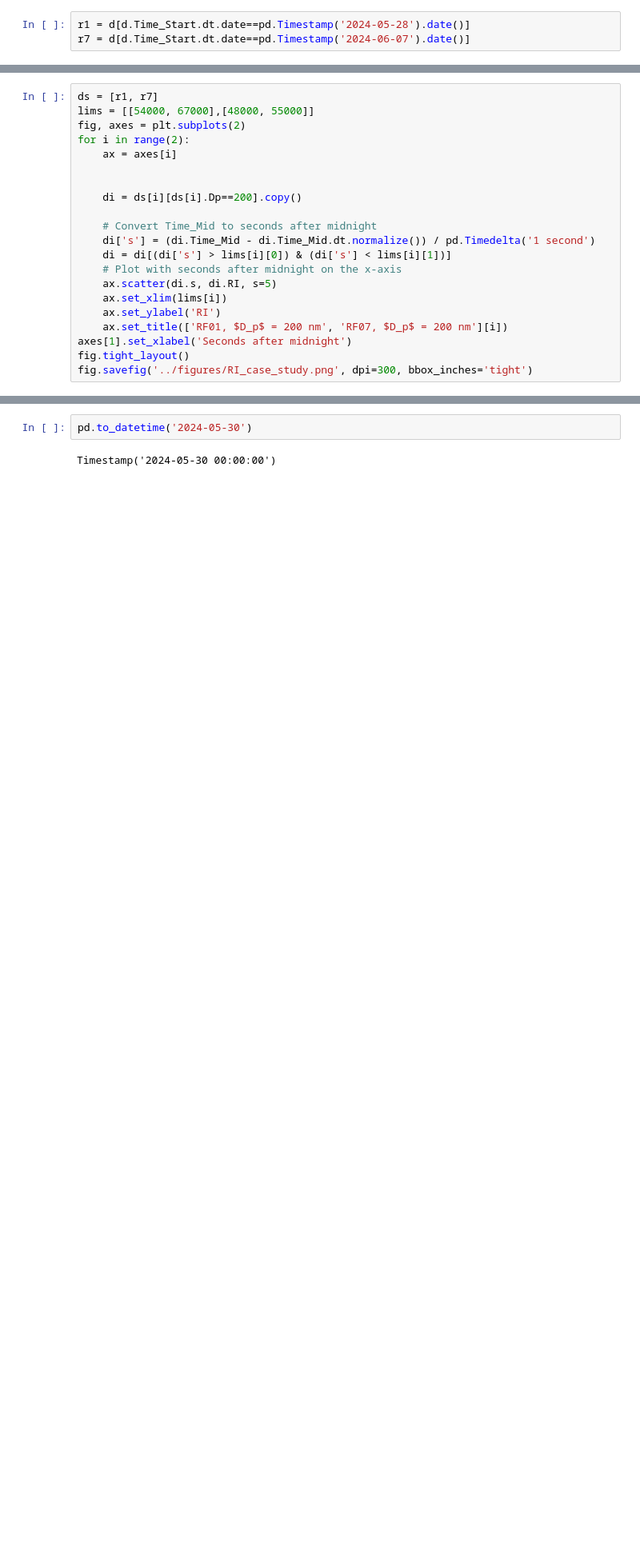
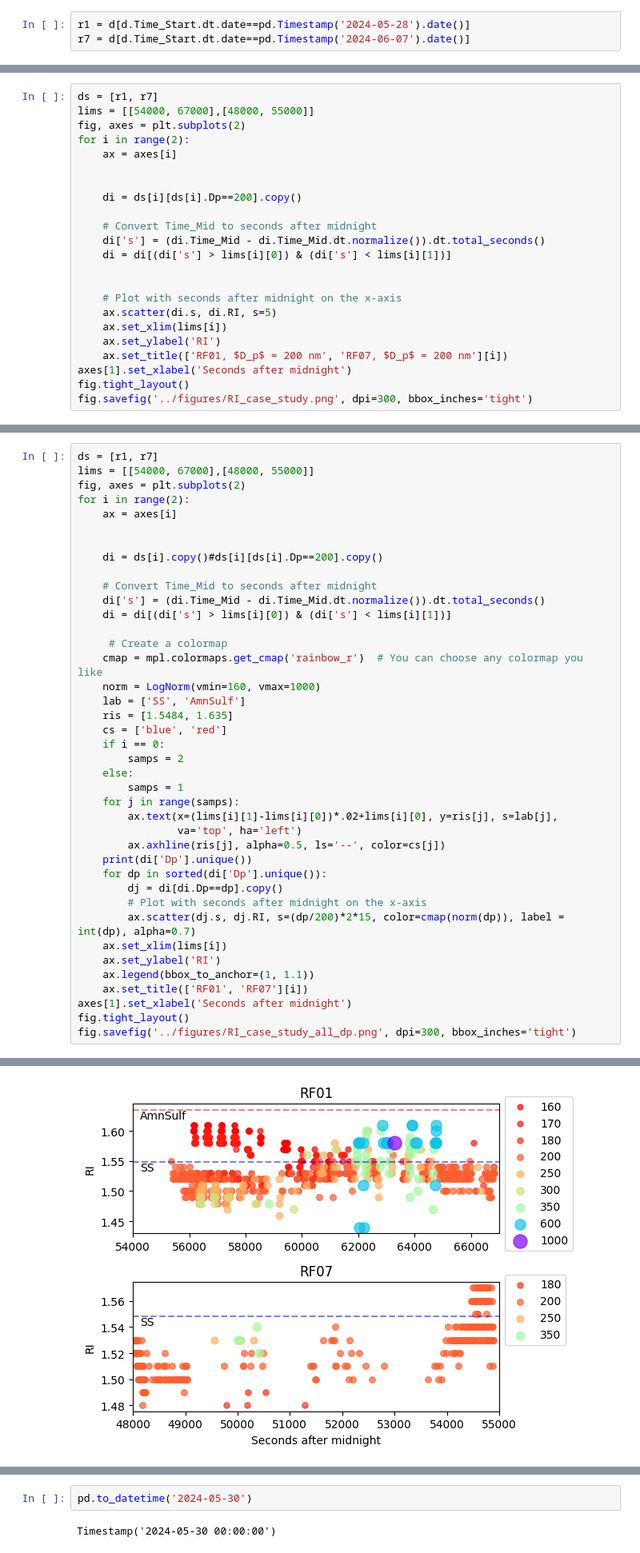
Before and after one commit to csoloff/ARCSIX_DASH_RI, a Jupyter notebook: scripts/02_investigate.ipynb, the cells around one changed output, grey strips where cells are left out. Shown: that part at 80% size. Cells and saved outputs as stored; diff of their text form; blank space fills up the shorter version.

Commit message:
New plot

```diff
--- a/scripts/02_investigate.ipynb
+++ b/scripts/02_investigate.ipynb
@@ -279,8 +289,10 @@ for i in range(2):
     di = ds[i][ds[i].Dp==200].copy()
 
     # Convert Time_Mid to seconds after midnight
-    di['s'] = (di.Time_Mid - di.Time_Mid.dt.normalize()) / pd.Timedelta('1 second')
+    di['s'] = (di.Time_Mid - di.Time_Mid.dt.normalize()).dt.total_seconds()
     di = di[(di['s'] > lims[i][0]) & (di['s'] < lims[i][1])]
+
+
     # Plot with seconds after midnight on the x-axis
     ax.scatter(di.s, di.RI, s=5)
     ax.set_xlim(lims[i])
@@ -291,3 +303,44 @@ fig.tight_layout()
 fig.savefig('../figures/RI_case_study.png', dpi=300, bbox_inches='tight')
 # %% [output]
 [figure]
+# %%
+ds = [r1, r7]
+lims = [[54000, 67000],[48000, 55000]]
+fig, axes = plt.subplots(2)
+for i in range(2):
+    ax = axes[i]
+
+
+    di = ds[i].copy()#ds[i][ds[i].Dp==200].copy()
+
+    # Convert Time_Mid to seconds after midnight
+    di['s'] = (di.Time_Mid - di.Time_Mid.dt.normalize()).dt.total_seconds()
+    di = di[(di['s'] > lims[i][0]) & (di['s'] < lims[i][1])]
+
+     # Create a colormap
+    cmap = mpl.colormaps.get_cmap('rainbow_r')  # You can choose any colormap you like
+    norm = LogNorm(vmin=160, vmax=1000)
+    lab = ['SS', 'AmnSulf']
+    ris = [1.5484, 1.635]
+    cs = ['blue', 'red']
+    if i == 0:
+        samps = 2
+    else:
+        samps = 1
+    for j in range(samps):
+        ax.text(x=(lims[i][1]-lims[i][0])*.02+lims[i][0], y=ris[j], s=lab[j],
+                va='top', ha='left')
+        ax.axhline(ris[j], alpha=0.5, ls='--', color=cs[j])
+    print(di['Dp'].unique())
+    for dp in sorted(di['Dp'].unique()):
+        dj = di[di.Dp==dp].copy()
+        # Plot with seconds after midnight on the x-axis
+        ax.scatter(dj.s, dj.RI, s=(dp/200)*2*15, color=cmap(norm(dp)), label = int(dp), alpha=0.7)
+    ax.set_xlim(lims[i])
+    ax.set_ylabel('RI')
+    ax.legend(bbox_to_anchor=(1, 1.1))
+    ax.set_title(['RF01', 'RF07'][i])
+axes[1].set_xlabel('Seconds after midnight')
+fig.tight_layout()
+fig.savefig('../figures/RI_case_study_all_dp.png', dpi=300, bbox_inches='tight')
+# %% [output]
@@ -293,0 +349 @@ fig.savefig('../figures/RI_case_study.png', dpi=300, bbox_inches='tight')
+[figure, added]
```
Also changed, not shown: parts of 5 cells of this notebook.
